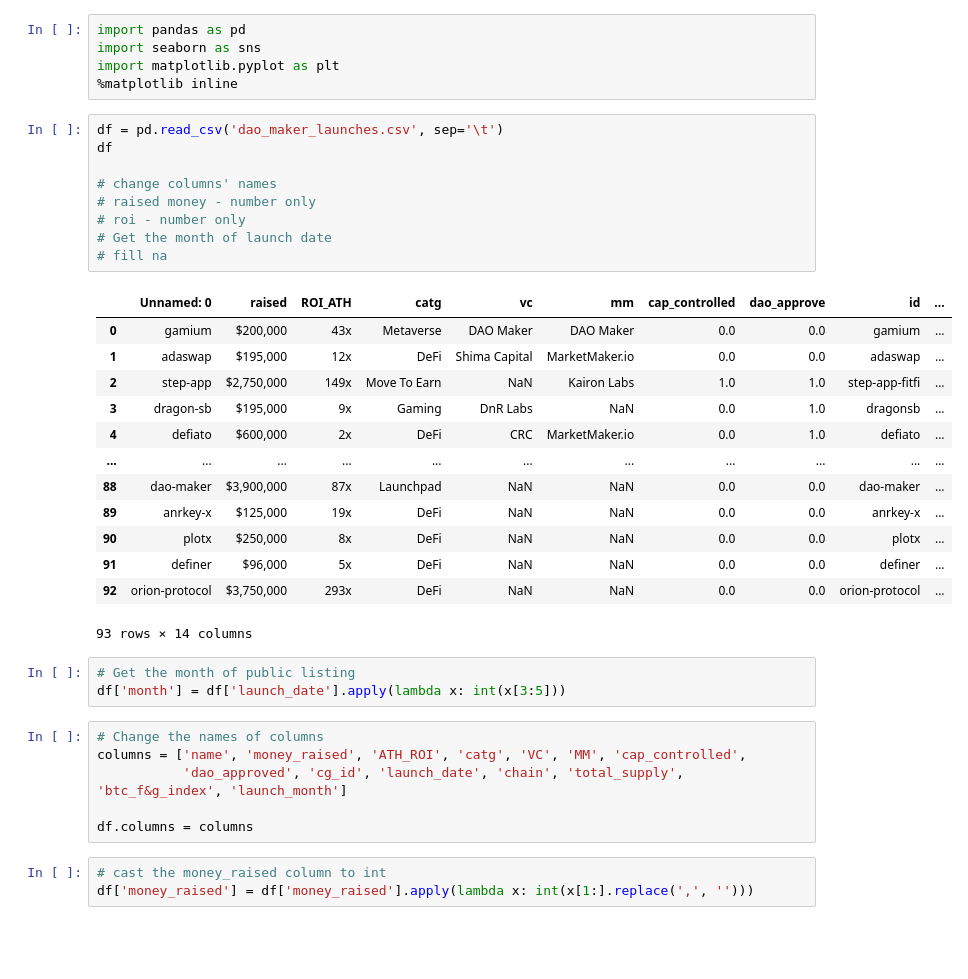
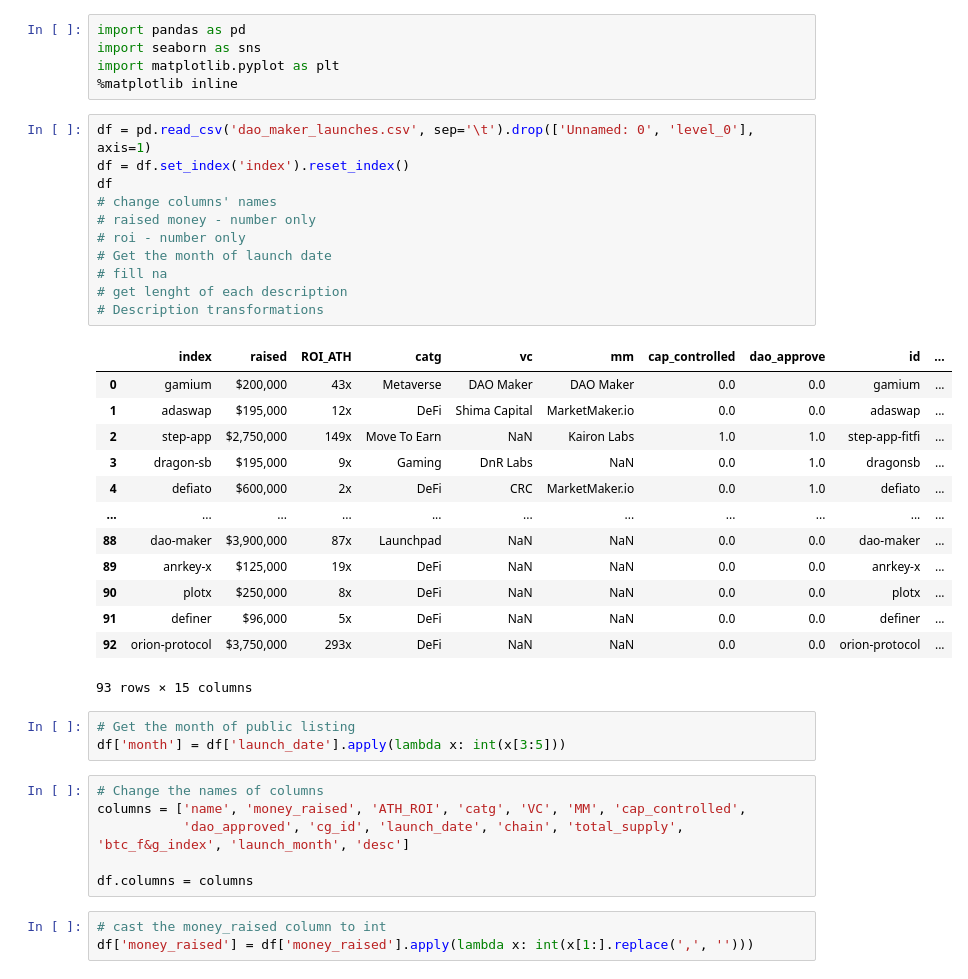
Before and after one commit to patpiet/DAO_Launch_ROI_pred, a Jupyter notebook: Data_cleaning.ipynb, the cells around one changed output. Cells and saved outputs as stored; diff of their text form; blank space fills up the shorter version.

```diff
--- a/Data_cleaning.ipynb
+++ b/Data_cleaning.ipynb
@@ -4,16 +4,18 @@ import seaborn as sns
 import matplotlib.pyplot as plt
 %matplotlib inline
 # %%
-df = pd.read_csv('dao_maker_launches.csv', sep='\t')
+df = pd.read_csv('dao_maker_launches.csv', sep='\t').drop(['Unnamed: 0', 'level_0'], axis=1)
+df = df.set_index('index').reset_index()
 df
-
 # change columns' names
 # raised money - number only
 # roi - number only
 # Get the month of launch date
 # fill na
+# get lenght of each description
+# Description transformations
 # %% [output]
-|  | Unnamed: 0 | raised | ROI_ATH | catg | vc | mm | cap_controlled | dao_approve | id | ... |
+|  | index | raised | ROI_ATH | catg | vc | mm | cap_controlled | dao_approve | id | ... |
 | 0 | gamium | $200,000 | 43x | Metaverse | DAO Maker | DAO Maker | 0.0 | 0.0 | gamium | ... |
 | 1 | adaswap | $195,000 | 12x | DeFi | Shima Capital | MarketMaker.io | 0.0 | 0.0 | adaswap | ... |
 | 2 | step-app | $2,750,000 | 149x | Move To Earn | NaN | Kairon Labs | 1.0 | 1.0 | step-app-fitfi | ... |
@@ -25,14 +27,14 @@ df
 | 90 | plotx | $250,000 | 8x | DeFi | NaN | NaN | 0.0 | 0.0 | plotx | ... |
 | 91 | definer | $96,000 | 5x | DeFi | NaN | NaN | 0.0 | 0.0 | definer | ... |
 | 92 | orion-protocol | $3,750,000 | 293x | DeFi | NaN | NaN | 0.0 | 0.0 | orion-protocol | ... |
-93 rows × 14 columns
+93 rows × 15 columns
 # %%
 # Get the month of public listing
 df['month'] = df['launch_date'].apply(lambda x: int(x[3:5]))
 # %%
 # Change the names of columns
 columns = ['name', 'money_raised', 'ATH_ROI', 'catg', 'VC', 'MM', 'cap_controlled',
-           'dao_approved', 'cg_id', 'launch_date', 'chain', 'total_supply', 'btc_f&g_index', 'launch_month']
+           'dao_approved', 'cg_id', 'launch_date', 'chain', 'total_supply', 'btc_f&g_index', 'launch_month', 'desc']
 
 df.columns = columns
 # %%
```
Also changed, not shown: parts of 6 cells of this notebook, 1 other file.
